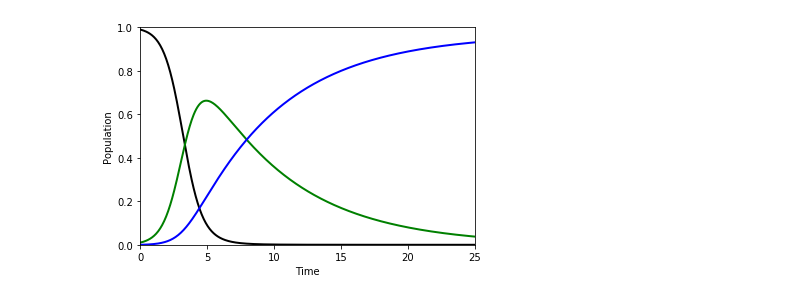
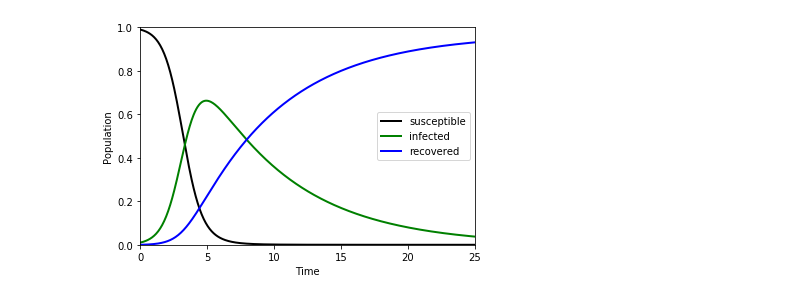
Before and after one commit to Jex-y/Epidemic, a Jupyter notebook: Epidemic.ipynb, the cells around one changed output. Saved outputs shown, nothing was run; the diff lists cells and outputs as text; code cells hidden in the pictures.

Commit message:
Added plot legend

```diff
--- a/Epidemic.ipynb
+++ b/Epidemic.ipynb
@@ -51,28 +51,29 @@ pop = population(
 
 log, tsteps = pop.run(tmax = 25) # Run the simulation
 # %%
-# This just animates the grah over time, doesn't work in the azure notebook.
+# This just animates the grah over time. The simulaion is quick to run but this is the slow part.
 fig, ax = plt.subplots()
 ax.set_xlim((0, pop.t))
 ax.set_ylim((0, 1))
 plt.xlabel("Time")
 plt.ylabel("Population")
 cols = ["black","green","blue"]
 lines = [ax.plot([], [], lw=2, color = cols[l])[0] for l in range(3)]
+plt.legend(lines, ["susceptible","infected","recovered"])
 
 def init():
     for l in lines:
         l.set_data([], [])
     return lines
 
 def animate(i):
     t = log[:i+1, 0]
     for n, line in enumerate(lines):
         line.set_data(t, log[:i+1, n+1])
     return lines
 
 anim = animation.FuncAnimation(fig, animate, init_func=init, frames=tsteps, interval=50, blit=True)
 HTML(anim.to_html5_video())
 # %% [output]
 [interactive output not drawn]
-[figure, old version]
+[figure, new version]
```
